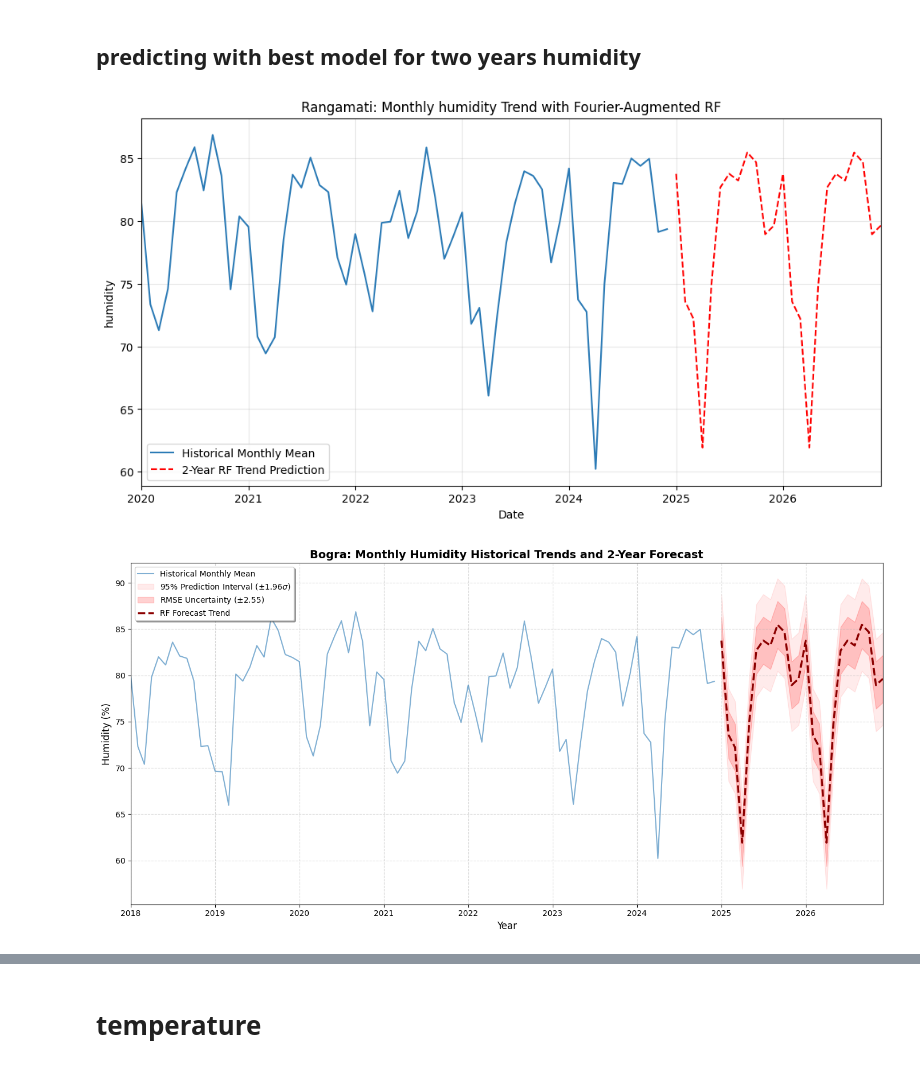
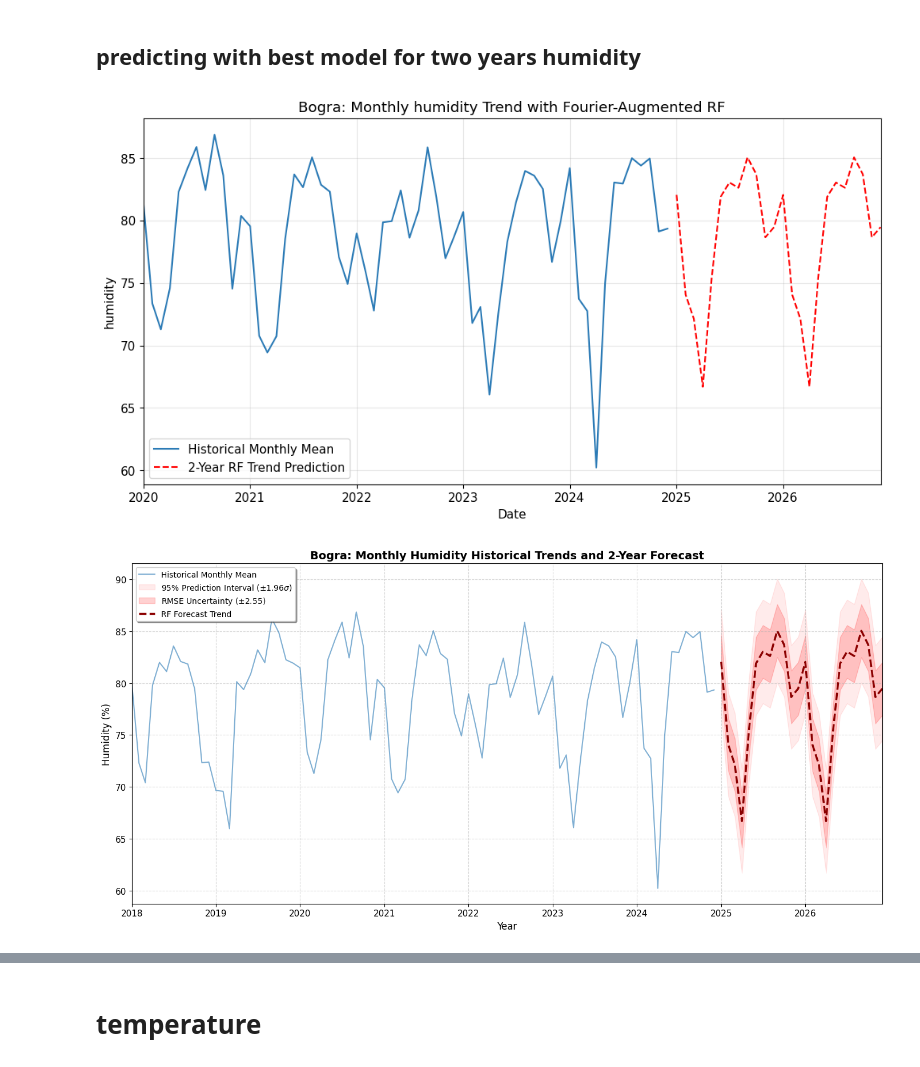
Before and after one commit to not-your-pancake/TCC_Journal, a Jupyter notebook: 0 Real Done Shit/1. Northwest Extreme Heat Zone (Dry Hot Plains)/1-4 HI_WB_HS_WGB/Bogra.ipynb, the cells around one changed output, grey strips where cells are left out. Cells and saved outputs as stored; diff of their text form; code cells hidden in the pictures.

```diff
--- a/0 Real Done Shit/1. Northwest Extreme Heat Zone (Dry Hot Plains)/1-4 HI_WB_HS_WGB/Bogra.ipynb
+++ b/0 Real Done Shit/1. Northwest Extreme Heat Zone (Dry Hot Plains)/1-4 HI_WB_HS_WGB/Bogra.ipynb
@@ -594,40 +594,51 @@ y = df_features['humidity']
 
 # 4. Train Random Forest [cite: 145, 146]
 rf = lgb.LGBMRegressor(
-    n_estimators=300,
-    max_depth=6,
-    min_samples_split=2,
-    min_samples_leaf=7,
+     n_estimators=1000,
+    learning_rate=0.01,         # Slowed down for stable trend learning
+    max_depth=4,                # Restricted depth to prevent memorizing noise
+    num_leaves=10,              # Low number of leaves is critical for small data
+    min_child_samples=5,        # Minimum data points in a leaf (prevents tiny, specific branches)
+
+    subsample=0.7,              # Stochastic bagging for robustness
+    subsample_freq=1,
+    colsample_bytree=0.7,       # Feature bagging
+
+    reg_alpha=0.2,              # L1 regularization
+    reg_lambda=0.2,             # L2 regularization
+
+    importance_type='gain',     # More useful for understanding "Shape" than 'split'
     random_state=42,
     n_jobs=-1,
-    max_features= 1.0
+    verbosity=-1                # Suppress warnings about small dataset
+
 )
 rf.fit(X_train, y_train)
 
 # 5. Predict 2 Years Future (24 months)
 last_date = df_features['date'].max()
 future_dates = pd.date_range(start=last_date + pd.DateOffset(months=1), periods=24, freq='MS')
 future_df = pd.DataFrame({'date': future_dates})
 future_df['year_val'] = future_df['date'].dt.year
 future_df = add_fourier_features(future_df)
 
 predictions_hum = rf.predict(future_df[FEATURES])
 
 
 # 6. Visualization
 plt.figure(figsize=(12, 6))
 plt.plot(df_features['date'], y, label='Historical Monthly Mean', color='#2c7bb6') # [cite: 80]
 plt.plot(future_dates, predictions_hum, label='2-Year RF Trend Prediction', linestyle='--', color='red')
 plt.title('Bogra: Monthly humidity Trend with Fourier-Augmented RF')
 plt.xlabel('Date')
 plt.ylabel('humidity')
 plt.legend()
 plt.grid(True, alpha=0.3)
 # Set the start date to Jan 1st, 2023
 plt.xlim(pd.Timestamp('2020-01-01'), future_dates.max())
 plt.show()
 # %% [output]
-[figure, old version]
+[figure, new version]
 # %%
 # 5. Predict 2 Years Future with Empirical Validation
 mean_preds = rf.predict(future_df[FEATURES])
@@ -675,7 +686,7 @@ plt.tight_layout()
 
 plt.show()
 # %% [output]
-[figure, old version]
+[figure, new version]
 # %%
 # create the dataframe of the predicted values of 2025 and 2026
 df_predictions_humidity = pd.DataFrame({
```
Also changed, not shown: parts of 16 cells of this notebook, 5 other files.
